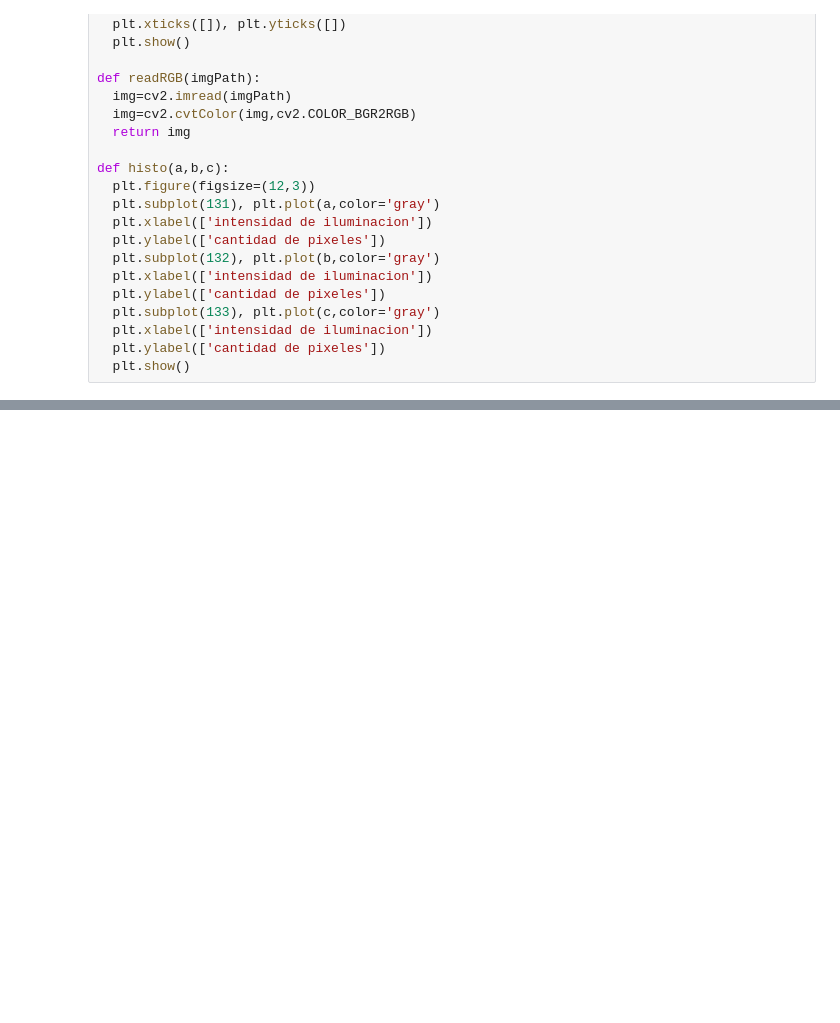
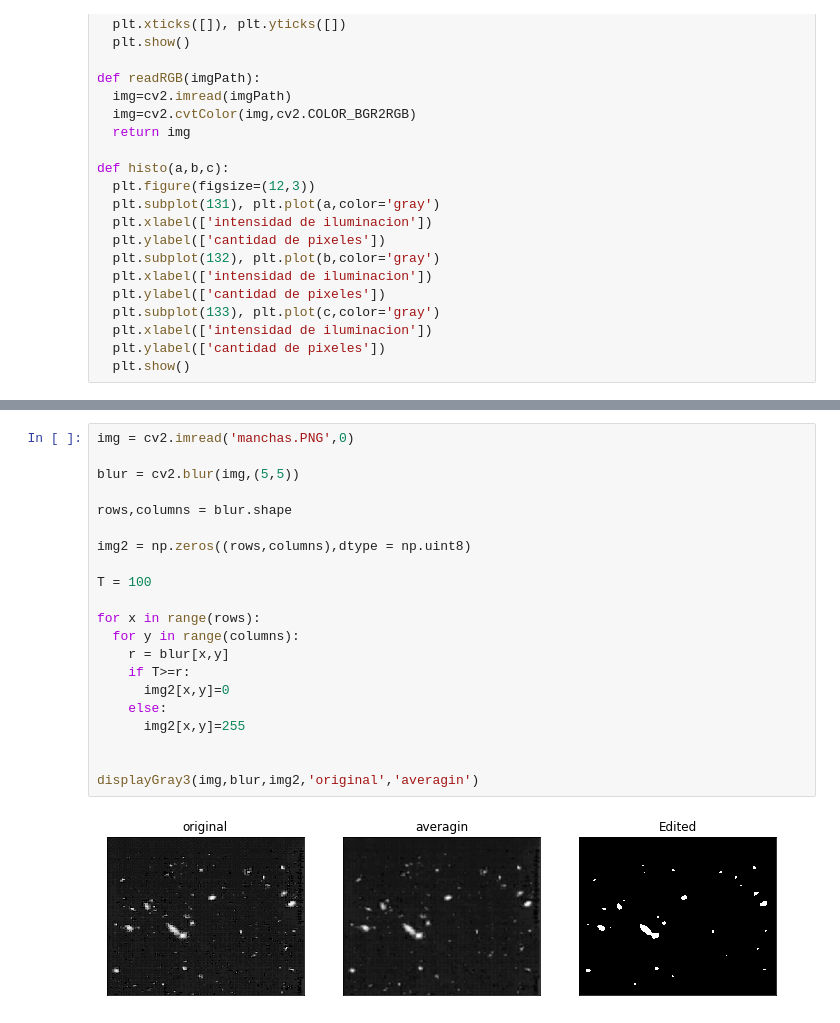
Before and after one commit to Sagalo04/EjerciciosPDI, a Jupyter notebook: Ejercicios_Clases.ipynb, the cells around one changed output, grey strips where cells are left out. Saved outputs shown, nothing was run; the diff lists cells and outputs as text; blank space fills up the shorter version.

```diff
--- a/Ejercicios_Clases.ipynb
+++ b/Ejercicios_Clases.ipynb
@@ -159,0 +141,23 @@ plt.show
+# %%
+img = cv2.imread('manchas.PNG',0)
+
+blur = cv2.blur(img,(5,5))
+
+rows,columns = blur.shape
+
+img2 = np.zeros((rows,columns),dtype = np.uint8)
+
+T = 100
+
+for x in range(rows):
+  for y in range(columns):
+    r = blur[x,y]
+    if T>=r:
+      img2[x,y]=0
+    else:
+      img2[x,y]=255
+
+
+displayGray3(img,blur,img2,'original','averagin')
+# %% [output]
+[figure, added]
```
Also changed, not shown: parts of 3 cells of this notebook.
